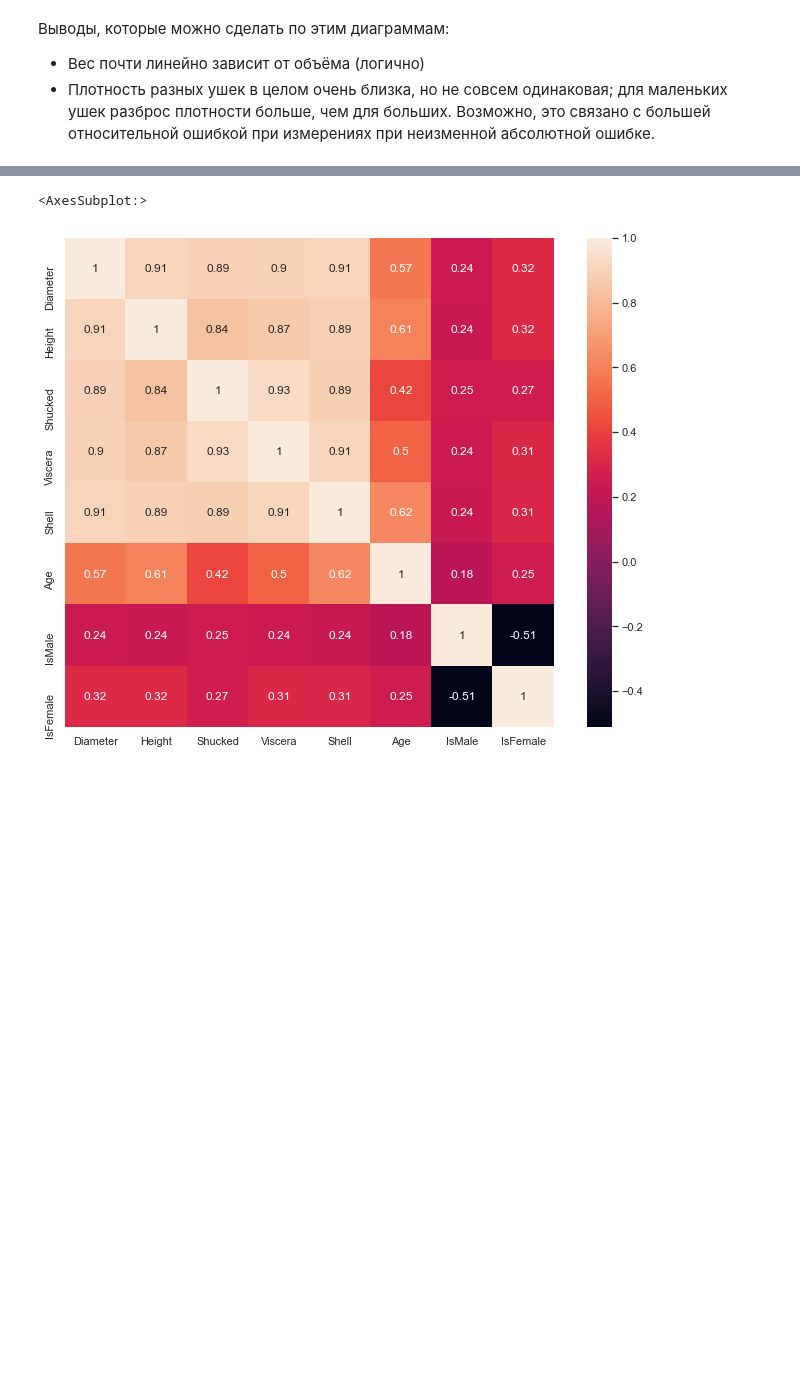
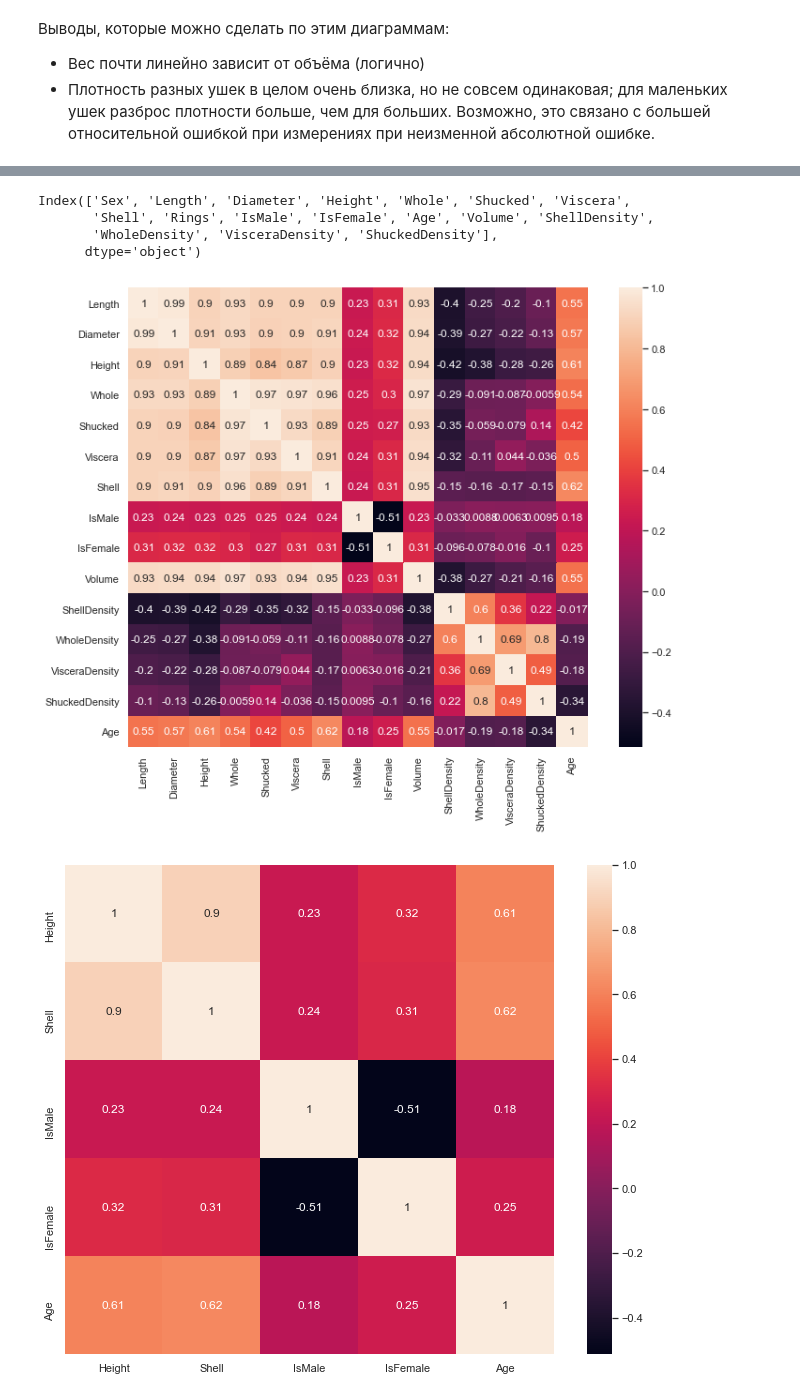
Before and after one commit to a-bezruchenko/ml_sema, a Jupyter notebook: sema.ipynb, the cells around one changed output, grey strips where cells are left out. Drawn from its saved outputs; the diff is of its cells as text; code cells hidden in the pictures; blank space fills up the shorter version.

```diff
--- a/sema.ipynb
+++ b/sema.ipynb
@@ -18,6 +36,11 @@ columns = ["Sex", "Length", "Diameter",
            "Viscera", "Shell", "Rings"]
 
 df = pd.read_csv(filename, names = columns)
+
+continous_columns = ["Length", "Diameter","Height", "Whole", "Shucked","Viscera", "Shell"]
+for c in continous_columns:
+    df[c] = df[c] * 200
+
 df.head()
 # %% [output]
 |  | Sex | Length | Diameter | Height | Whole | Shucked | Viscera | Shell | Rings |
@@ -186,10 +213,14 @@ plt.show();
 # %% [markdown]
 Видны выбросы плотности. Удаляем, повторяем.
 # %%
-df_look.drop(df_look[df_look["ShellDensity"] > 30].index, axis=0, inplace=True)
-df_look.drop(df_look[df_look["WholeDensity"] > 100].index, axis=0, inplace=True)
-df_look.drop(df_look[df_look["VisceraDensity"] > 40].index, axis=0, inplace=True)
-df_look.drop(df_look[df_look["ShuckedDensity"] > 40].index, axis=0, inplace=True)
+df.drop(df[df["ShellDensity"] > 0.00075].index, axis=0, inplace=True)
+df.drop(df[df["WholeDensity"] > 0.0025].index, axis=0, inplace=True)
+df.drop(df[df["VisceraDensity"] > 0.001].index, axis=0, inplace=True)
+df.drop(df[df["ShuckedDensity"] > 0.001].index, axis=0, inplace=True)
+
+df_look = df.copy()
+
+df_look.drop(["Sex", "IsFemale", "IsMale","Length", "Height", "Shucked", "Viscera", "Shell", "Rings"], axis=1, inplace=True)
 
 sns.set()
 sns.pairplot(df_look)
@@ -222,10 +250,0 @@ sns.heatmap(corrmat, square=True, annot=True)
-# %%
-clean_df = df.copy()
-
-clean_df.drop(clean_df[clean_df["Height"] > 0.4].index, axis=0, inplace=True)
-clean_df.drop(clean_df[clean_df["Shucked"] > 1.3].index, axis=0, inplace=True)
-clean_df.drop(clean_df[clean_df["Viscera"] > 0.6].index, axis=0, inplace=True)
-clean_df.drop(clean_df[clean_df["Shell"] > 0.8].index, axis=0, inplace=True)
-clean_df.drop(clean_df[clean_df["Height"] > 0.4].index, axis=0, inplace=True)
-
-clean_df.drop(["Sex","Length", "Whole", "Rings"], axis=1, inplace=True)
@@ -232,7 +261,26 @@ clean_df.drop(["Sex","Length", "Whole", "Rings"], axis=1, inplace=True)
+# %%
+df.columns
+# %% [output]
+Index(['Sex', 'Length', 'Diameter', 'Height', 'Whole', 'Shucked', 'Viscera',
+       'Shell', 'Rings', 'IsMale', 'IsFemale', 'Age', 'Volume', 'ShellDensity',
+       'WholeDensity', 'VisceraDensity', 'ShuckedDensity'],
+      dtype='object')
+# %%
+clean_df_0 = df[['Length', 'Diameter', 'Height', 'Whole', 'Shucked', 'Viscera',
+       'Shell', 'IsMale', 'IsFemale', 'Volume', 'ShellDensity',
+       'WholeDensity', 'VisceraDensity', 'ShuckedDensity', 'Age']].copy()
+clean_df_1 = df[['Height', 'Shell', 'IsMale', 'IsFemale', 'Age']].copy()
+clean_df_2 = df[['Height', 'Shell', 'ShuckedDensity', 'IsMale', 'IsFemale', 'Age']].copy()
+clean_df_3 = df[['Height', 'ShuckedDensity', 'IsMale', 'IsFemale', 'Age']].copy()
+clean_df_4 = df[['Height', 'IsMale', 'IsFemale', 'Age']].copy()
+clean_df_5 = df[['Height', 'Age']].copy()
+
+clean_dfs = [clean_df_0, clean_df_1, clean_df_2, clean_df_3, clean_df_4, clean_df_5]
 # %%
-corrmat = clean_df.corr()
-f, ax = plt.subplots(figsize=(12, 9))
-sns.heatmap(corrmat, square=True, annot=True)
+for clean_df in clean_dfs:
+    corrmat = clean_df.corr()
+    f, ax = plt.subplots(figsize=(12, 9))
+    sns.heatmap(corrmat, square=True, annot=True)
 # %% [output]
-<AxesSubplot:>
-[figure, old version]
+[figure, new version]
+[figure, added]
```
Also changed, not shown: parts of 35 cells of this notebook.
